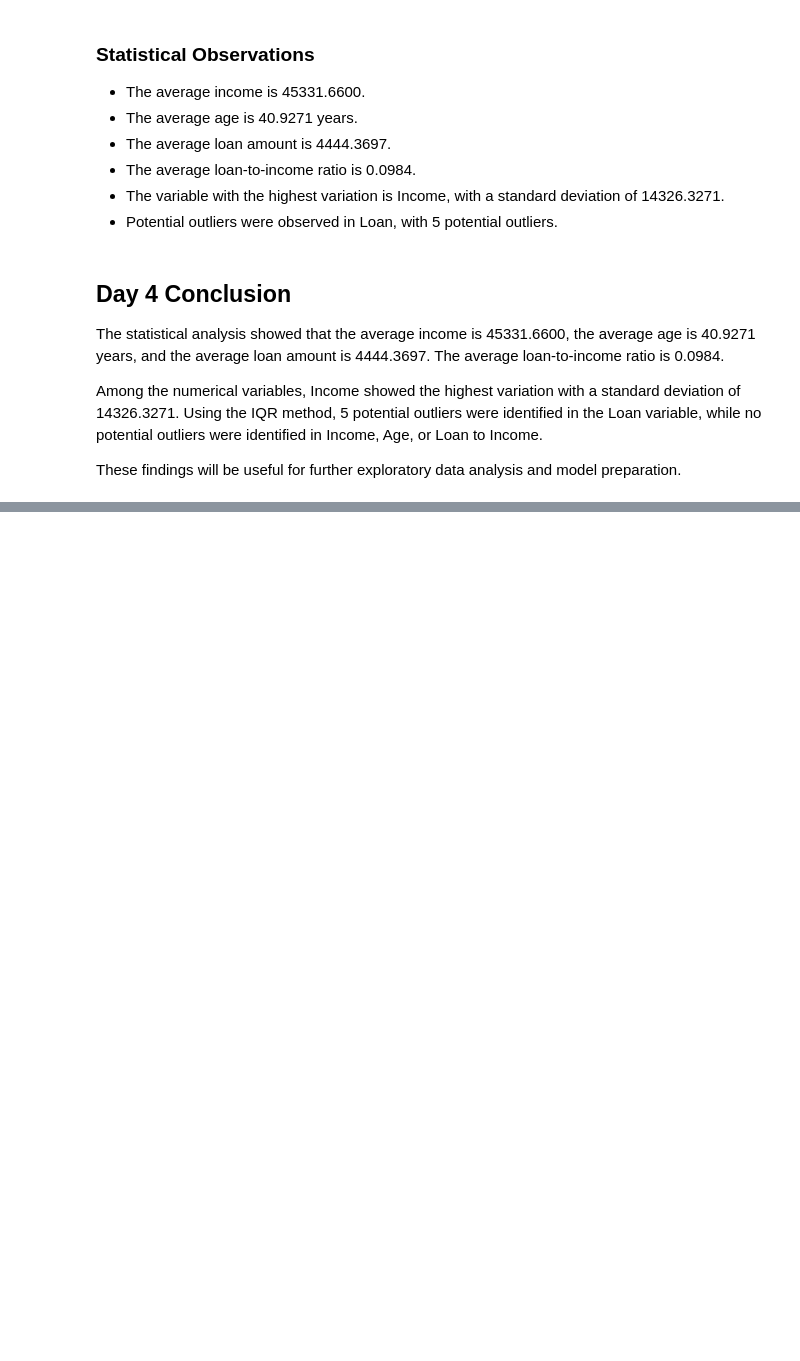
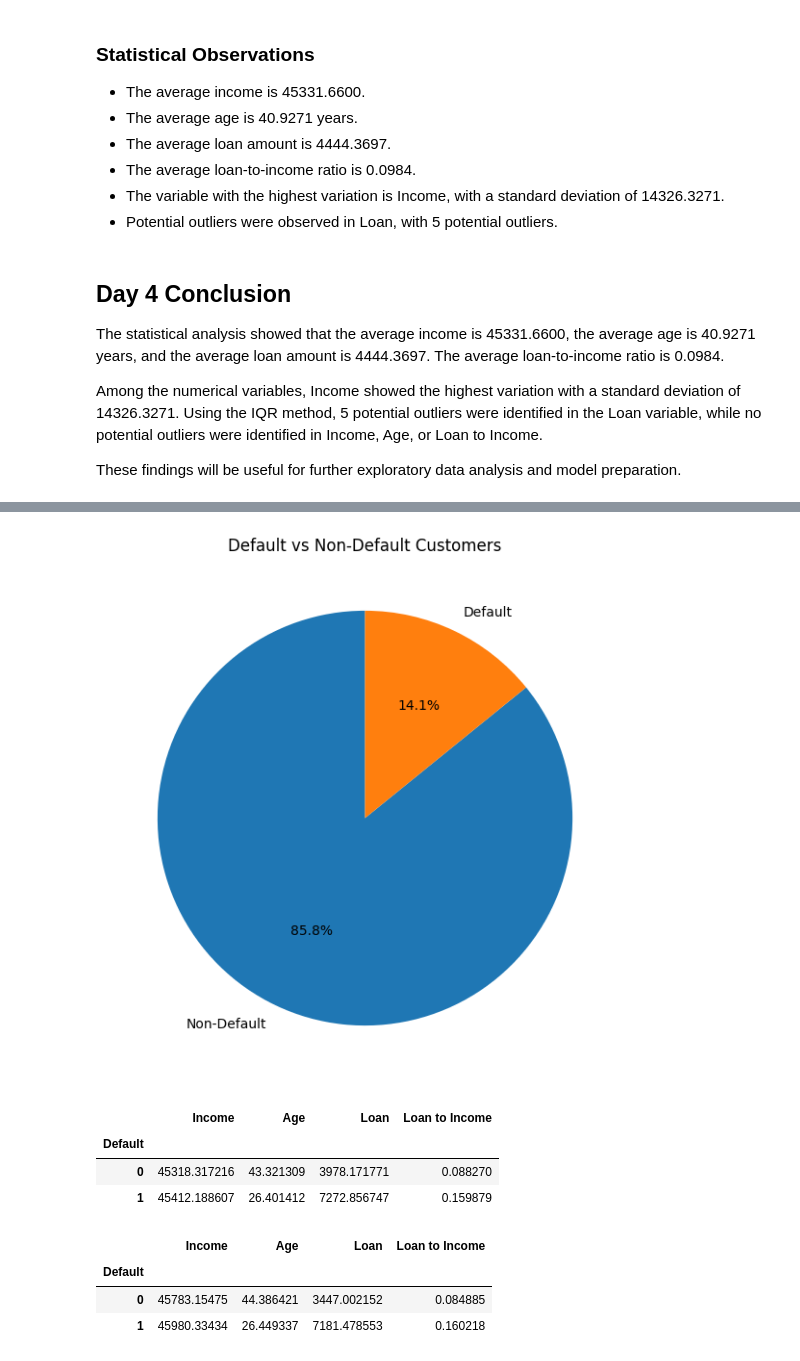
Before and after one commit to amisharout716-svg/Credit-Card-Default-, a Jupyter notebook: Credit_Card_Default_Prediction.ipynb, the cells around one changed output, grey strips where cells are left out. Cells and saved outputs as stored; diff of their text form; code cells hidden in the pictures; blank space fills up the shorter version.

```diff
--- a/Credit_Card_Default_Prediction.ipynb
+++ b/Credit_Card_Default_Prediction.ipynb
@@ -1210,0 +1309,39 @@ These findings will be useful for further exploratory data analysis and model pr
+# %%
+default_counts = df['Default'].value_counts()
+
+plt.figure(figsize=(7,7))
+
+plt.pie(
+    default_counts,
+    labels=['Non-Default', 'Default'],
+    autopct='%1.1f%%',
+    startangle=90
+)
+
+plt.title('Default vs Non-Default Customers')
+
+plt.show()
+# %% [output]
+[figure, added]
+# %%
+group_analysis = df.groupby('Default')[
+    ['Income', 'Age', 'Loan', 'Loan to Income']
+].mean()
+
+group_analysis
+# %% [output]
+|  | Income | Age | Loan | Loan to Income |
+| Default |  |  |  |  |
+| 0 | 45318.317216 | 43.321309 | 3978.171771 | 0.088270 |
+| 1 | 45412.188607 | 26.401412 | 7272.856747 | 0.159879 |
+# %%
+median_comparison = df.groupby('Default')[
+    ['Income', 'Age', 'Loan', 'Loan to Income']
+].median()
+
+median_comparison
+# %% [output]
+|  | Income | Age | Loan | Loan to Income |
+| Default |  |  |  |  |
+| 0 | 45783.15475 | 44.386421 | 3447.002152 | 0.084885 |
+| 1 | 45980.33434 | 26.449337 | 7181.478553 | 0.160218 |
```
Also changed, not shown: parts of 21 cells of this notebook.
